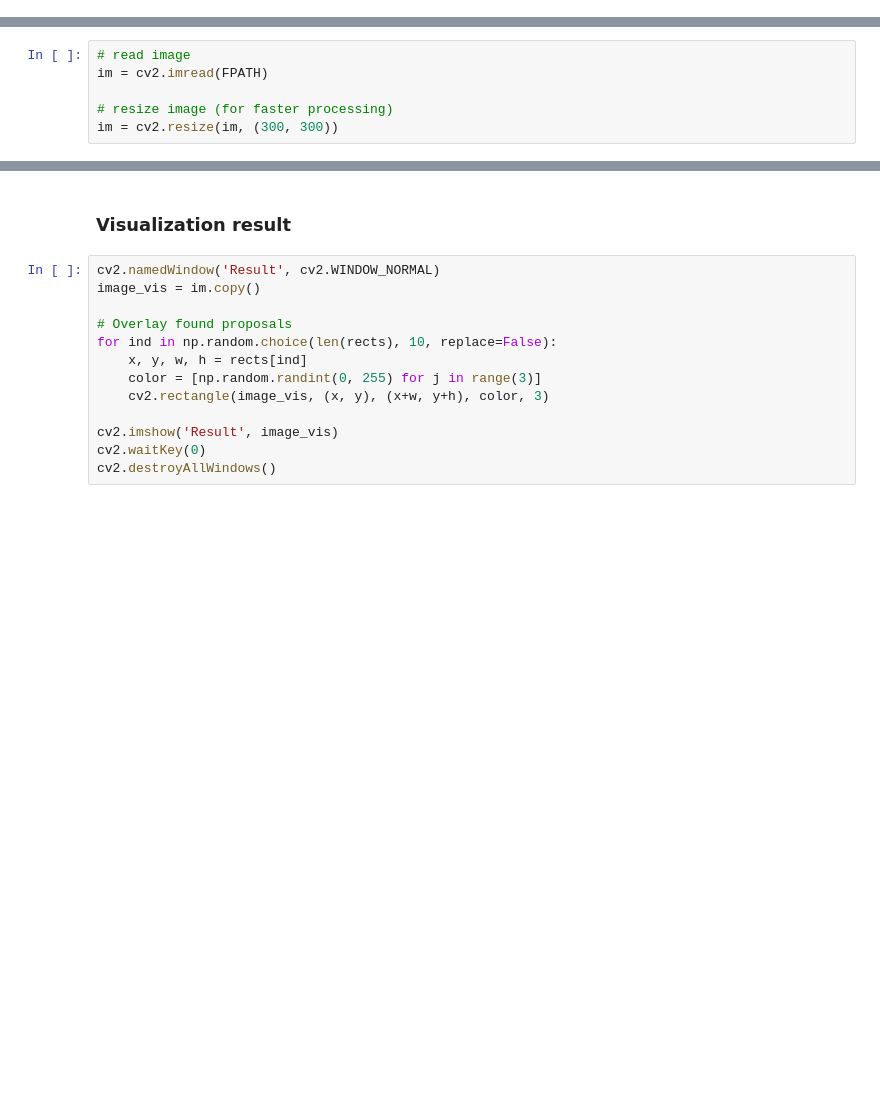
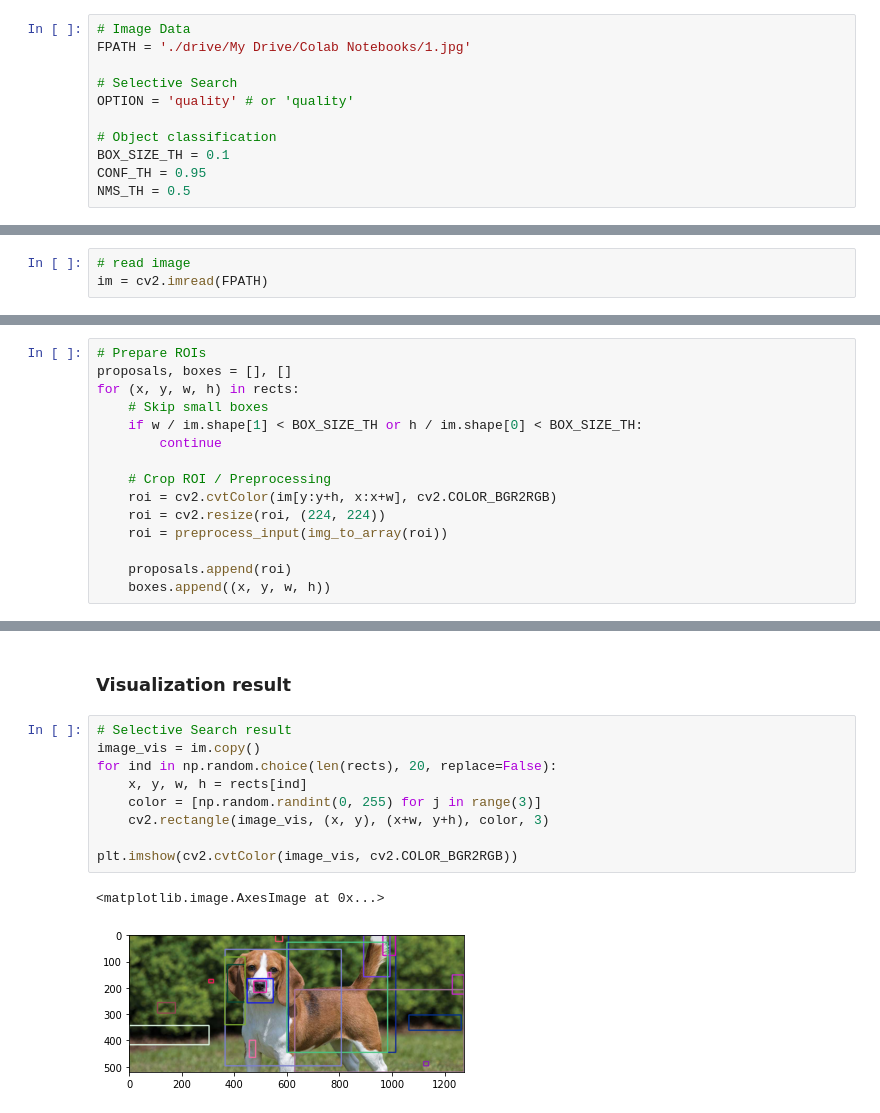
Before and after one commit to wayne0git/ml_cv_basics, a Jupyter notebook: object_detection/selective_search_example.ipynb, the cells around one changed output, grey strips where cells are left out. Saved outputs shown, nothing was run; the diff lists cells and outputs as text; blank space fills up the shorter version.

Commit message:
Add ResNet classification

```diff
--- a/object_detection/selective_search_example.ipynb
+++ b/object_detection/selective_search_example.ipynb
@@ -13,11 +17,19 @@ OPTION = 'quality' # or 'quality'
+# %%
+# Image Data
+FPATH = './drive/My Drive/Colab Notebooks/1.jpg'
+
+# Selective Search
+OPTION = 'quality' # or 'quality'
+
+# Object classification
+BOX_SIZE_TH = 0.1
+CONF_TH = 0.95
+NMS_TH = 0.5
 # %% [markdown]
 ### Prepare Input Data
 # %%
 # read image
 im = cv2.imread(FPATH)
-
-# resize image (for faster processing)
-im = cv2.resize(im, (300, 300))
 # %% [markdown]
 ### Selective Search based on OpenCV
 # %%
@@ -45,0 +55,15 @@ Region found: 5650
+# %%
+# Prepare ROIs
+proposals, boxes = [], []
+for (x, y, w, h) in rects:
+    # Skip small boxes
+    if w / im.shape[1] < BOX_SIZE_TH or h / im.shape[0] < BOX_SIZE_TH:
+        continue
+
+    # Crop ROI / Preprocessing
+    roi = cv2.cvtColor(im[y:y+h, x:x+w], cv2.COLOR_BGR2RGB)
+    roi = cv2.resize(roi, (224, 224))
+    roi = preprocess_input(img_to_array(roi))
+
+    proposals.append(roi)
+    boxes.append((x, y, w, h))
@@ -46,15 +86,14 @@ Region found: 5650
 # %% [markdown]
 ### Visualization result
 # %%
-cv2.namedWindow('Result', cv2.WINDOW_NORMAL)
+# Selective Search result
 image_vis = im.copy()
-
-# Overlay found proposals
-for ind in np.random.choice(len(rects), 10, replace=False):
+for ind in np.random.choice(len(rects), 20, replace=False):
     x, y, w, h = rects[ind]
     color = [np.random.randint(0, 255) for j in range(3)]
     cv2.rectangle(image_vis, (x, y), (x+w, y+h), color, 3)
 
-cv2.imshow('Result', image_vis)
-cv2.waitKey(0)
-cv2.destroyAllWindows()
+plt.imshow(cv2.cvtColor(image_vis, cv2.COLOR_BGR2RGB))
+# %% [output]
+<matplotlib.image.AxesImage at 0x...>
+[figure, added]
```
Also changed, not shown: parts of 14 cells of this notebook.
